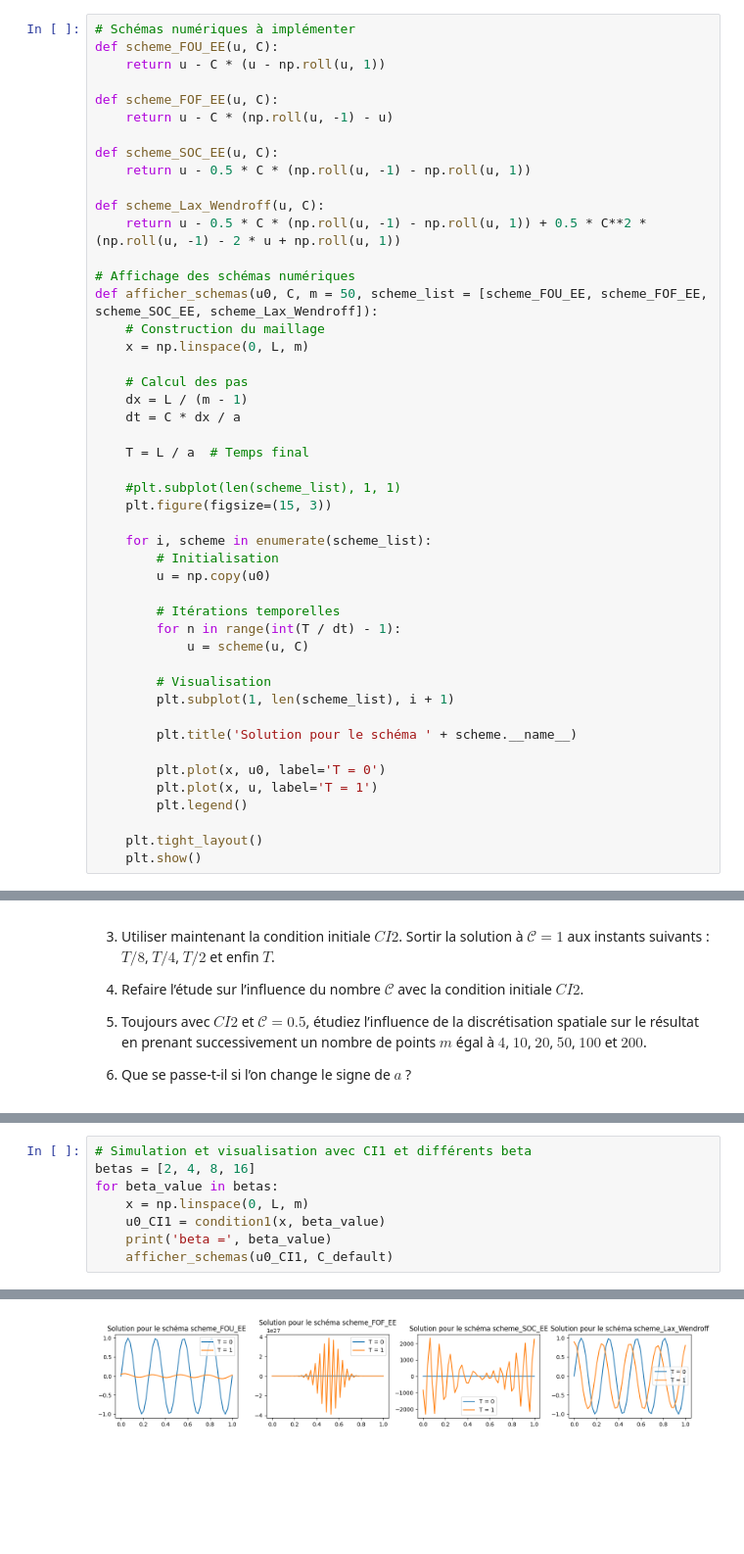
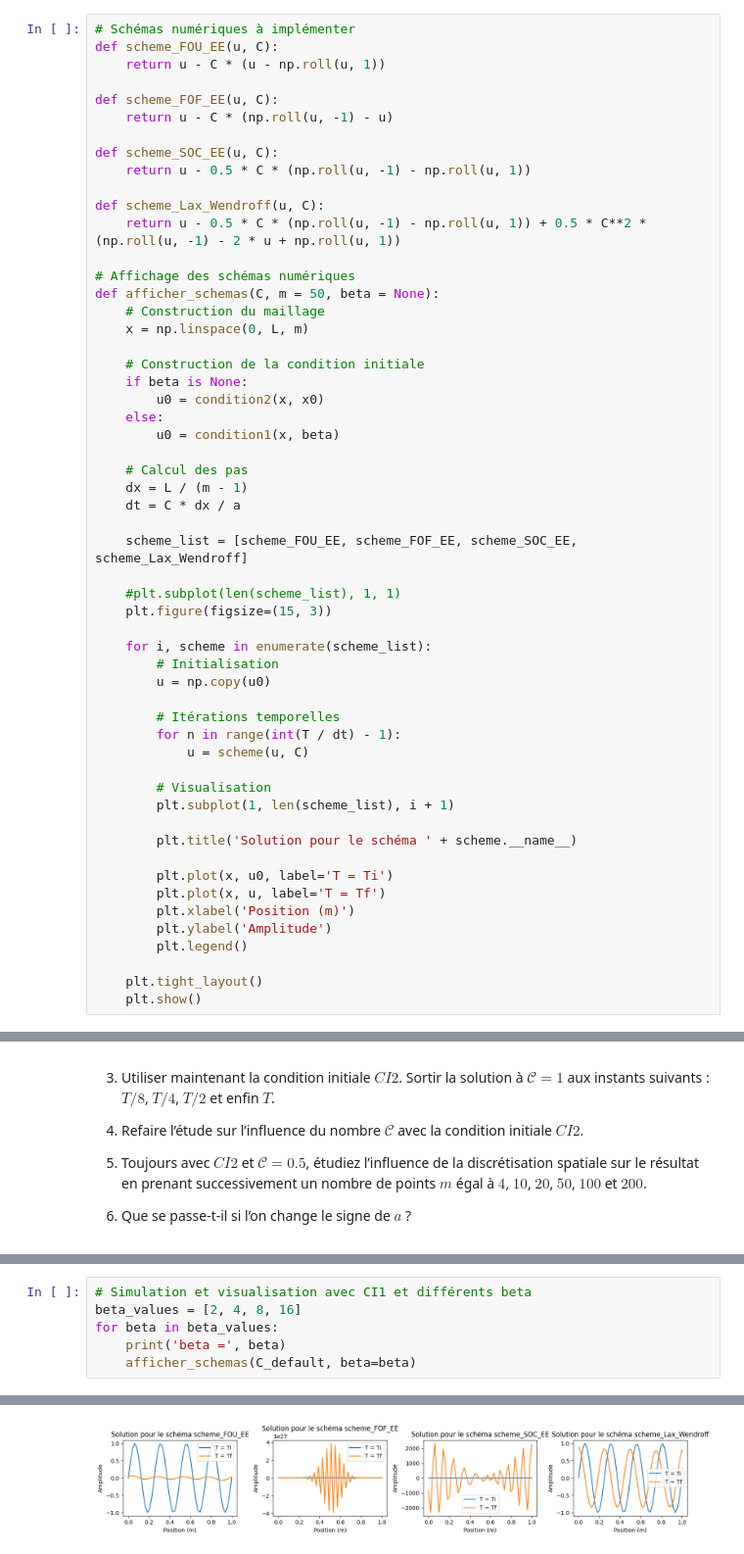
Before and after one commit to f-debrandois/N7_A3, a Jupyter notebook: S7/EDP/TP/TP1_Différences_finies.ipynb, the cells around one changed output, grey strips where cells are left out. Shown at 98% size. Cells and saved outputs as stored; diff of their text form; blank space fills up the shorter version.

```diff
--- a/S7/EDP/TP/TP1_Différences_finies.ipynb
+++ b/S7/EDP/TP/TP1_Différences_finies.ipynb
@@ -121,15 +127,21 @@ def scheme_Lax_Wendroff(u, C):
     return u - 0.5 * C * (np.roll(u, -1) - np.roll(u, 1)) + 0.5 * C**2 * (np.roll(u, -1) - 2 * u + np.roll(u, 1))
 
 # Affichage des schémas numériques
-def afficher_schemas(u0, C, m = 50, scheme_list = [scheme_FOU_EE, scheme_FOF_EE, scheme_SOC_EE, scheme_Lax_Wendroff]):
+def afficher_schemas(C, m = 50, beta = None):
     # Construction du maillage
     x = np.linspace(0, L, m)
+
+    # Construction de la condition initiale
+    if beta is None:
+        u0 = condition2(x, x0)
+    else:
+        u0 = condition1(x, beta)
 
     # Calcul des pas
     dx = L / (m - 1)
     dt = C * dx / a
 
-    T = L / a  # Temps final
+    scheme_list = [scheme_FOU_EE, scheme_FOF_EE, scheme_SOC_EE, scheme_Lax_Wendroff]
 
     #plt.subplot(len(scheme_list), 1, 1)
     plt.figure(figsize=(15, 3))
@@ -147,8 +159,10 @@ def afficher_schemas(u0, C, m = 50, scheme_list = [scheme_FOU_EE, scheme_FOF_EE,
 
         plt.title('Solution pour le schéma ' + scheme.__name__)
 
-        plt.plot(x, u0, label='T = 0')
-        plt.plot(x, u, label='T = 1')
+        plt.plot(x, u0, label='T = Ti')
+        plt.plot(x, u, label='T = Tf')
+        plt.xlabel('Position (m)')
+        plt.ylabel('Amplitude')
         plt.legend()
 
     plt.tight_layout()
@@ -179,10 +191,8 @@ afficher_schemas(u0_CI1, C_default)
 # %%
 # Simulation et visualisation avec CI1 et différents beta
-betas = [2, 4, 8, 16]
-for beta_value in betas:
-    x = np.linspace(0, L, m)
-    u0_CI1 = condition1(x, beta_value)
-    print('beta =', beta_value)
-    afficher_schemas(u0_CI1, C_default)
+beta_values = [2, 4, 8, 16]
+for beta in beta_values:
+    print('beta =', beta)
+    afficher_schemas(C_default, beta=beta)
 # %% [output]
 beta = 2
@@ -190,3 +200,3 @@ beta = 2
 beta = 4
-[figure, old version]
+[figure, new version]
 beta = 8
```
Also changed, not shown: parts of 12 cells of this notebook, 1 other file.
